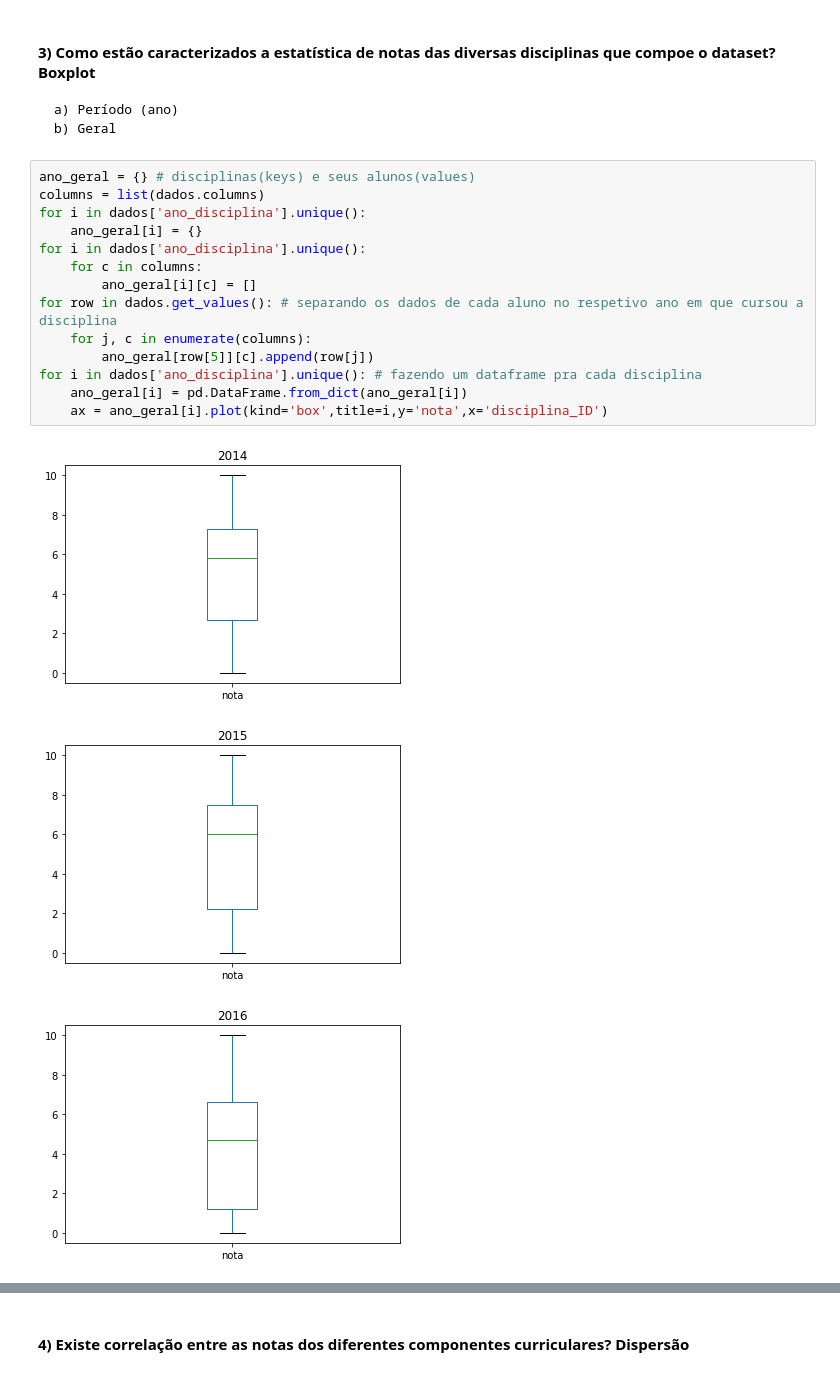
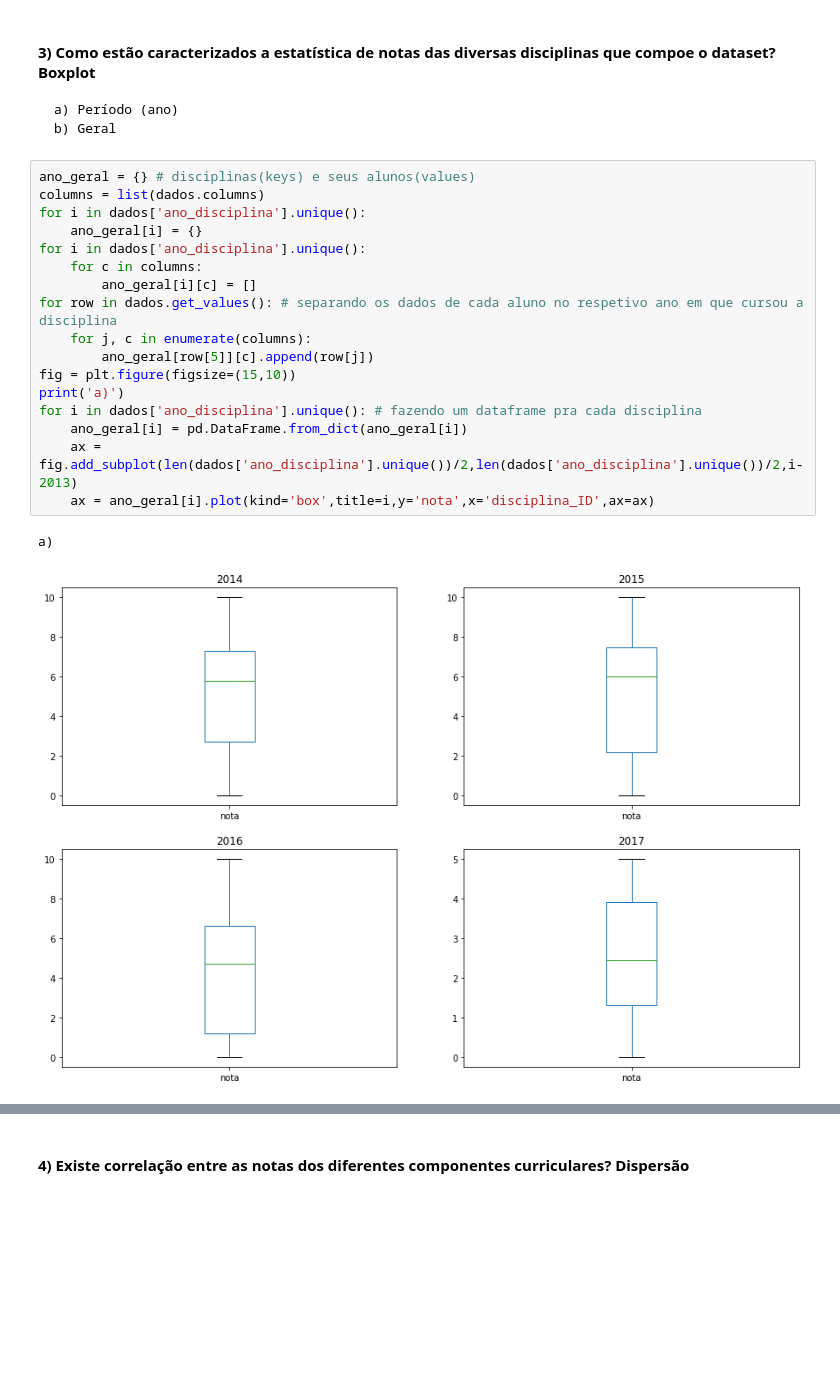
Before and after one commit to paulalps/IMD0033_Probabilidade, a Jupyter notebook: Atividades/Unidade 01/Unidade 01 - Projeto 01.ipynb, the cells around one changed output, grey strips where cells are left out. Drawn from its saved outputs; the diff is of its cells as text; blank space fills up the shorter version.

```diff
--- a/Atividades/Unidade 01/Unidade 01 - Projeto 01.ipynb
+++ b/Atividades/Unidade 01/Unidade 01 - Projeto 01.ipynb
@@ -80,18 +80,20 @@ plt_bairros.plot(kind='bar',legend=False)
 # %%
 ano_geral = {} # disciplinas(keys) e seus alunos(values)
 columns = list(dados.columns)
 for i in dados['ano_disciplina'].unique():
     ano_geral[i] = {}
 for i in dados['ano_disciplina'].unique():
     for c in columns:
         ano_geral[i][c] = []
 for row in dados.get_values(): # separando os dados de cada aluno no respetivo ano em que cursou a disciplina
     for j, c in enumerate(columns):
         ano_geral[row[5]][c].append(row[j])
+fig = plt.figure(figsize=(15,10))
+print('a)')
 for i in dados['ano_disciplina'].unique(): # fazendo um dataframe pra cada disciplina
     ano_geral[i] = pd.DataFrame.from_dict(ano_geral[i])
-    ax = ano_geral[i].plot(kind='box',title=i,y='nota',x='disciplina_ID')
+    ax = fig.add_subplot(len(dados['ano_disciplina'].unique())/2,len(dados['ano_disciplina'].unique())/2,i-2013)
+    ax = ano_geral[i].plot(kind='box',title=i,y='nota',x='disciplina_ID',ax=ax)
 # %% [output]
+a)
-[figure, old version]
+[figure, new version]
-[figure, removed]
-[figure, removed]
```
Also changed, not shown: parts of 3 cells of this notebook.
